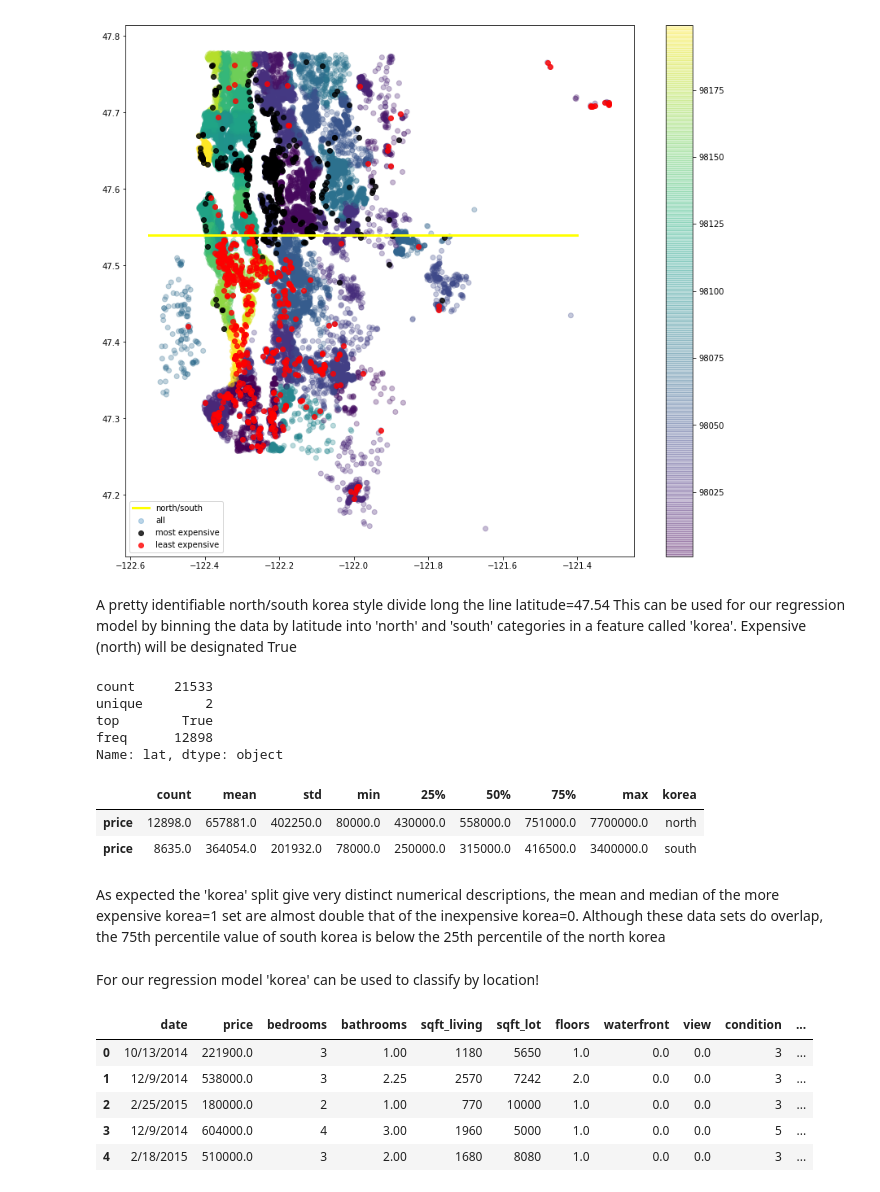
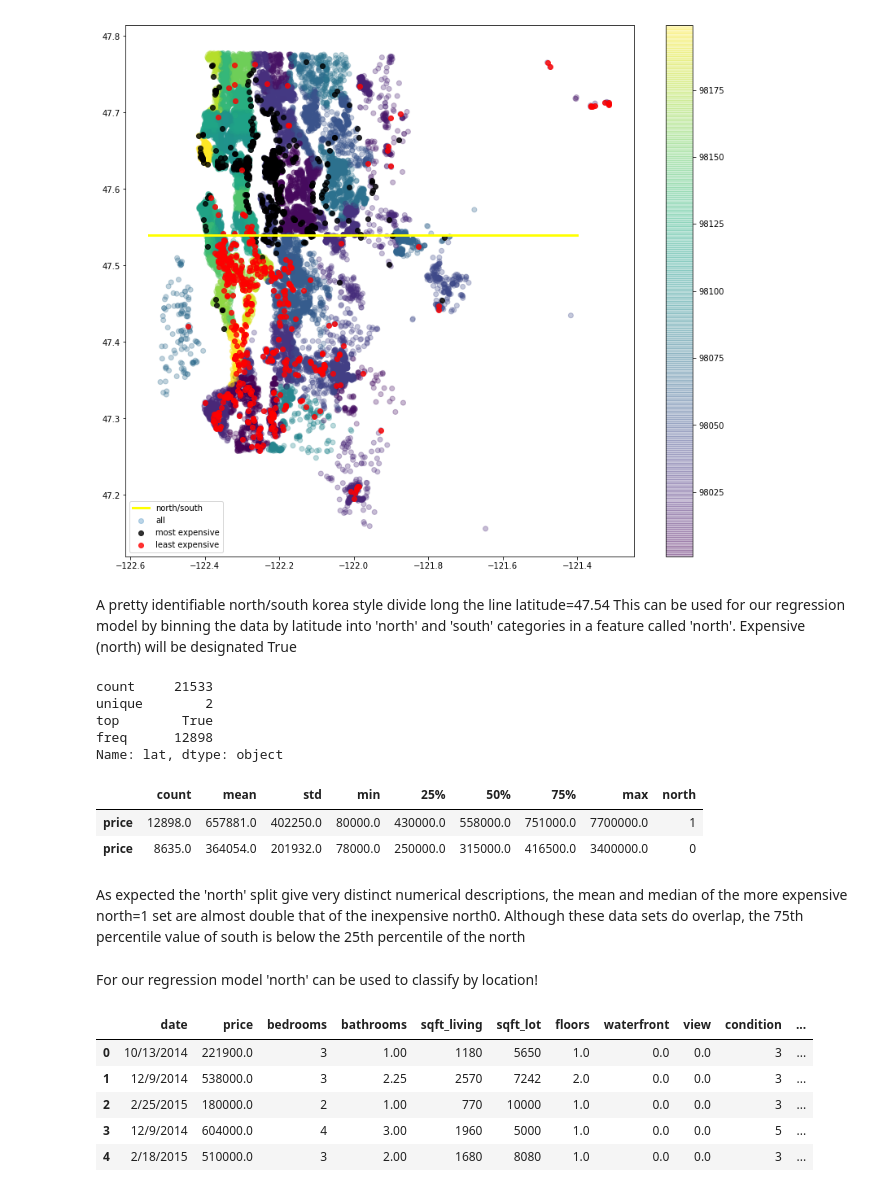
Before and after one commit to ktzioumis/Kings-County-Housing-Prices, a Jupyter notebook: student.ipynb, the cells around one changed output. Saved outputs shown, nothing was run; the diff lists cells and outputs as text; code cells hidden in the pictures.

```diff
--- a/student.ipynb
+++ b/student.ipynb
@@ -605,11 +604,11 @@ plt.show()
 [figure]
 # %% [markdown]
 A pretty identifiable north/south korea style divide long the line latitude=47.54
-This can be used for our regression model by binning the data by latitude into 'north' and 'south' categories in a feature called 'korea'. Expensive (north) will be designated True
+This can be used for our regression model by binning the data by latitude into 'north' and 'south' categories in a feature called 'north'. Expensive (north) will be designated True
 # %%
-#create column called 'korea' with boolean assignment based on latitude for data entry
-df.korea=df.lat>47.54
-df.korea.describe()
+#create column called 'north' with boolean assignment based on latitude for data entry
+df.north=df.lat>47.54
+df.north.describe()
 # %% [output]
 count     21533
 unique        2
@@ -617,17 +616,17 @@ top        True
 freq      12898
 Name: lat, dtype: object
 # %%
-korea_desc=pd.DataFrame([round(df.loc[df.korea==1].price.describe()),round(df.loc[df.korea==0].price.describe())])
-korea_desc['korea']=['north','south']
-korea_desc
+north_desc=pd.DataFrame([round(df.loc[df.north==1].price.describe()),round(df.loc[df.north==0].price.describe())])
+north_desc['north']=['1','0']
+north_desc
 # %% [output]
-|  | count | mean | std | min | 25% | 50% | 75% | max | korea |
-| price | 12898.0 | 657881.0 | 402250.0 | 80000.0 | 430000.0 | 558000.0 | 751000.0 | 7700000.0 | north |
-| price | 8635.0 | 364054.0 | 201932.0 | 78000.0 | 250000.0 | 315000.0 | 416500.0 | 3400000.0 | south |
+|  | count | mean | std | min | 25% | 50% | 75% | max | north |
+| price | 12898.0 | 657881.0 | 402250.0 | 80000.0 | 430000.0 | 558000.0 | 751000.0 | 7700000.0 | 1 |
+| price | 8635.0 | 364054.0 | 201932.0 | 78000.0 | 250000.0 | 315000.0 | 416500.0 | 3400000.0 | 0 |
 # %% [markdown]
-As expected the 'korea' split give very distinct numerical descriptions, the mean and median of the more expensive korea=1 set are almost double that of the inexpensive korea=0. Although these data sets do overlap, the 75th percentile value of south korea is below the 25th percentile of the north korea
+As expected the 'north' split give very distinct numerical descriptions, the mean and median of the more expensive north=1 set are almost double that of the inexpensive north0. Although these data sets do overlap, the 75th percentile value of south is below the 25th percentile of the north
 # %% [markdown]
-For our regression model 'korea' can be used to classify by location!
+For our regression model 'north' can be used to classify by location!
 # %%
 df.head()
 # %% [output]
```
Also changed, not shown: parts of 13 cells of this notebook, 2 other files.
